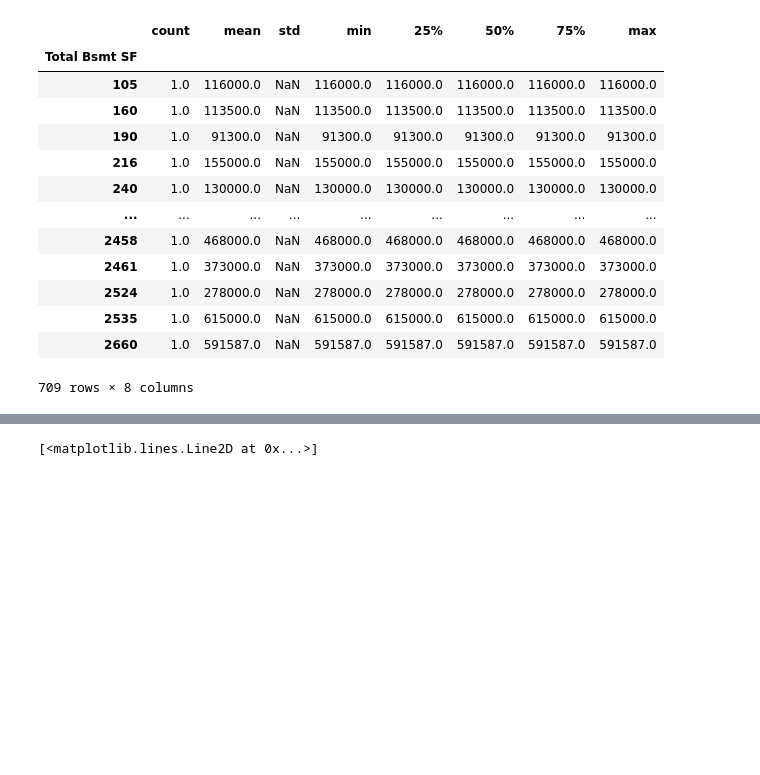
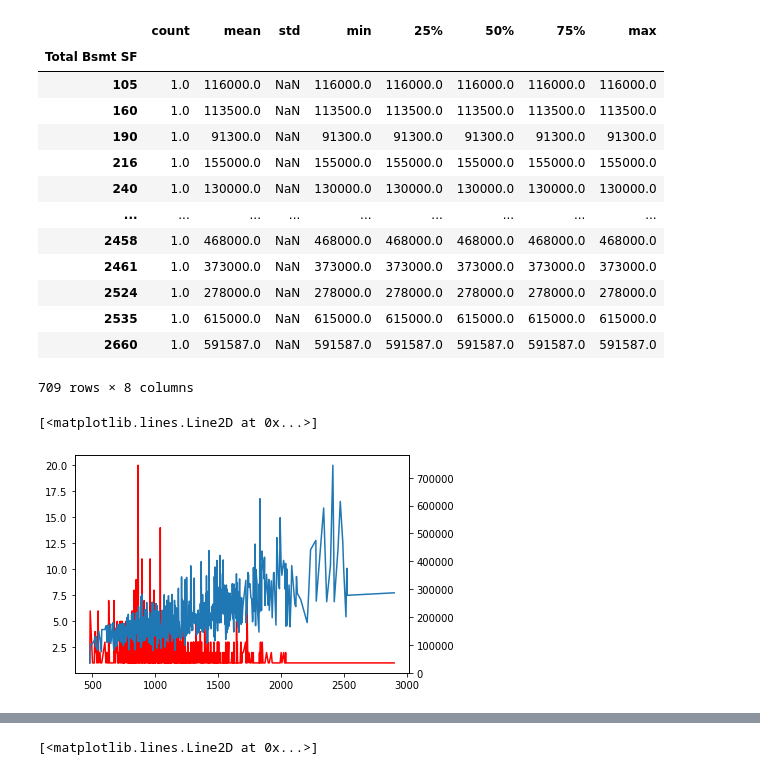
Before and after one commit to ggpp200/corap, a Jupyter notebook: house.ipynb, the cells around one changed output, grey strips where cells are left out. Drawn from its saved outputs; the diff is of its cells as text; code cells hidden in the pictures; blank space fills up the shorter version.

```diff
--- a/house.ipynb
+++ b/house.ipynb
@@ -393,3 +392,11 @@ train.groupby("Total Bsmt SF")['target'].describe()
 | 2535 | 1.0 | 615000.0 | NaN | 615000.0 | 615000.0 | 615000.0 | 615000.0 | 615000.0 |
 | 2660 | 1.0 | 591587.0 | NaN | 591587.0 | 591587.0 | 591587.0 | 591587.0 | 591587.0 |
 709 rows × 8 columns
+# %%
+plt.plot(train.groupby("1st Flr SF")['target'].describe()["count"], color='red')
+plt.twinx()
+plt.plot(train.groupby("1st Flr SF")['target'].describe()["mean"])
+#1층 면적
+# %% [output]
+[<matplotlib.lines.Line2D at 0x...>]
+[figure, added]
```
Also changed, not shown: parts of 9 cells of this notebook.
